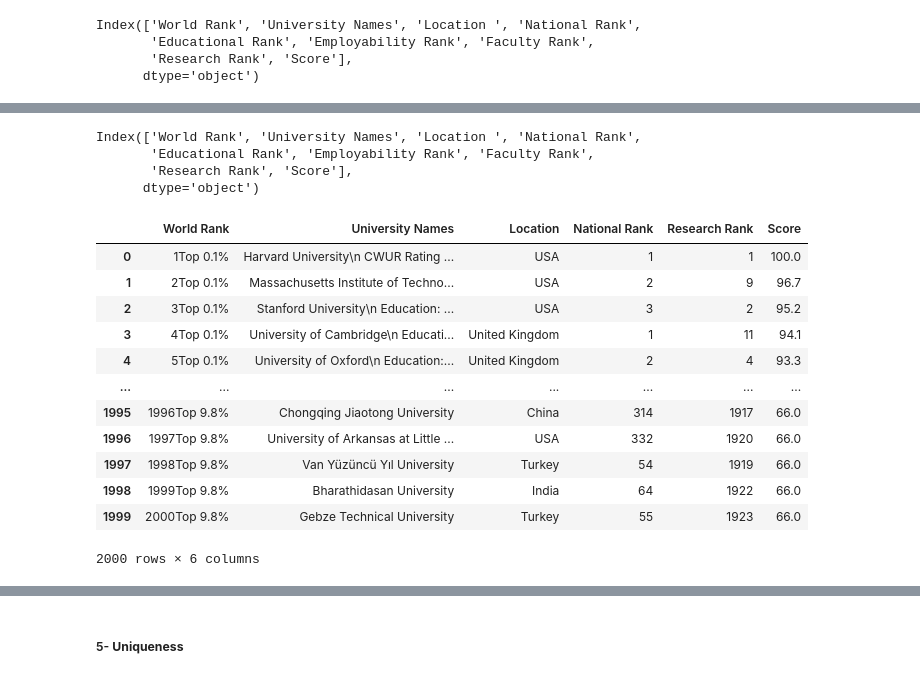
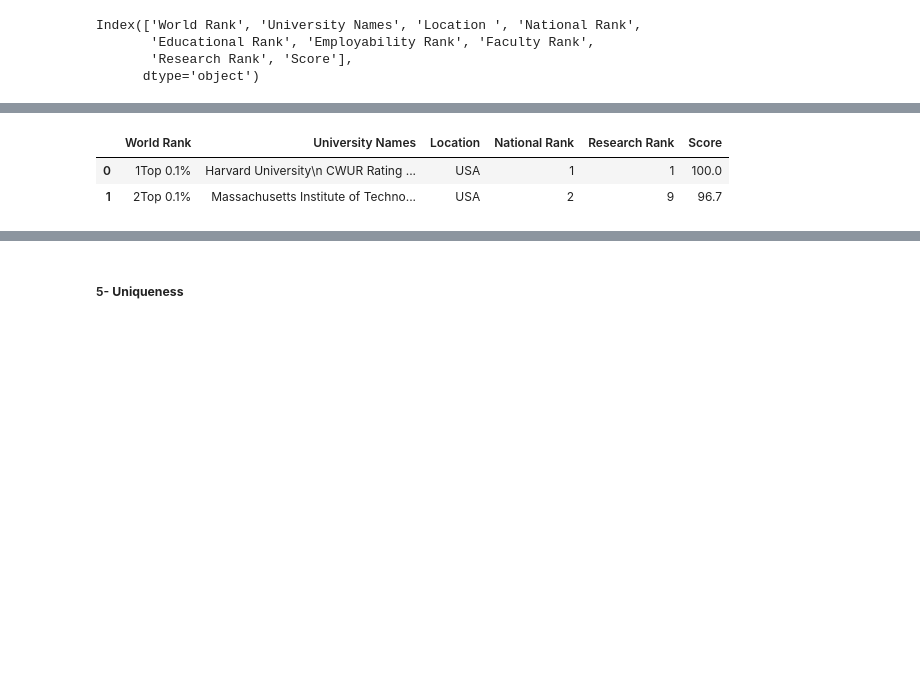
Before and after one commit to raseel4/Data_analysis_project_2, a Jupyter notebook: Project_2.ipynb, the cells around one changed output, grey strips where cells are left out. Drawn from its saved outputs; the diff is of its cells as text; code cells hidden in the pictures; blank space fills up the shorter version.

```diff
--- a/Project_2.ipynb
+++ b/Project_2.ipynb
@@ -179,8 +156 @@ df_WRU
-# %%
-df_WRU.columns
-# %% [output]
-Index(['World Rank', 'University Names', 'Location ', 'National Rank',
-       'Educational Rank', 'Employability Rank', 'Faculty Rank',
-       'Research Rank', 'Score'],
-      dtype='object')
 # %%
@@ -196,18 +166,8 @@ df_WRU_Relevent = df_WRU[['World Rank', 'University Names', 'Location ', 'Nation
 
 df_WRU_Relevent.columns = ['World Rank', 'University Names', 'Location', 'National Rank', 'Research Rank', 'Score']
 # %%
-df_WRU_Relevent
+df_WRU_Relevent.head(2)
 # %% [output]
 |  | World Rank | University Names | Location | National Rank | Research Rank | Score |
 | 0 | 1Top 0.1% | Harvard University\n CWUR Rating ... | USA | 1 | 1 | 100.0 |
 | 1 | 2Top 0.1% | Massachusetts Institute of Techno... | USA | 2 | 9 | 96.7 |
-| 2 | 3Top 0.1% | Stanford University\n Education: ... | USA | 3 | 2 | 95.2 |
-| 3 | 4Top 0.1% | University of Cambridge\n Educati... | United Kingdom | 1 | 11 | 94.1 |
-| 4 | 5Top 0.1% | University of Oxford\n Education:... | United Kingdom | 2 | 4 | 93.3 |
-| ... | ... | ... | ... | ... | ... | ... |
-| 1995 | 1996Top 9.8% | Chongqing Jiaotong University | China | 314 | 1917 | 66.0 |
-| 1996 | 1997Top 9.8% | University of Arkansas at Little ... | USA | 332 | 1920 | 66.0 |
-| 1997 | 1998Top 9.8% | Van Yüzüncü Yıl University | Turkey | 54 | 1919 | 66.0 |
-| 1998 | 1999Top 9.8% | Bharathidasan University | India | 64 | 1922 | 66.0 |
-| 1999 | 2000Top 9.8% | Gebze Technical University | Turkey | 55 | 1923 | 66.0 |
-2000 rows × 6 columns
```
Also changed, not shown: parts of 40 cells of this notebook.
